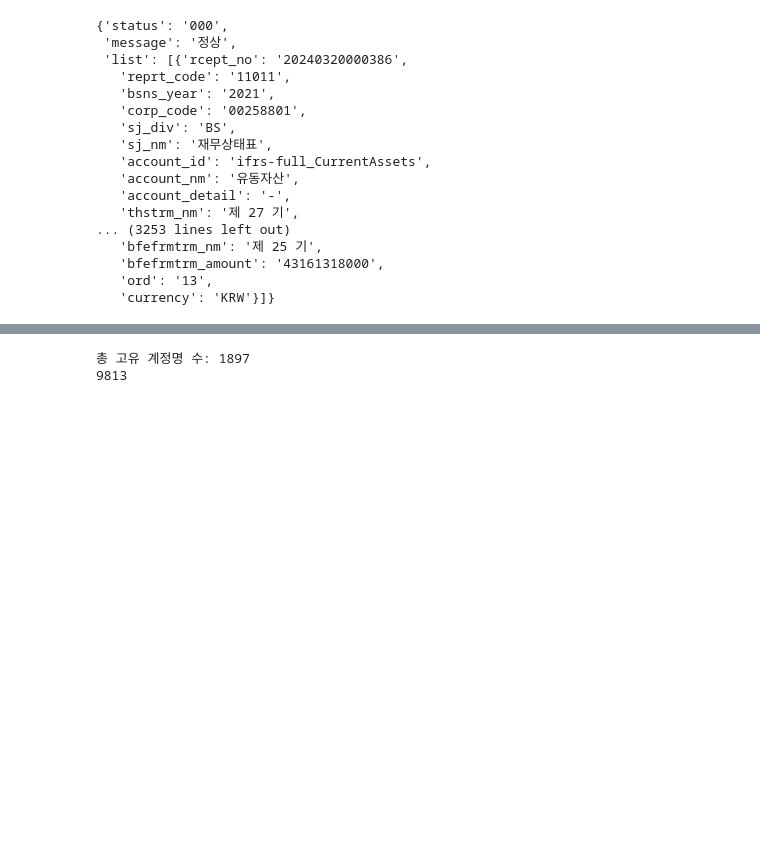
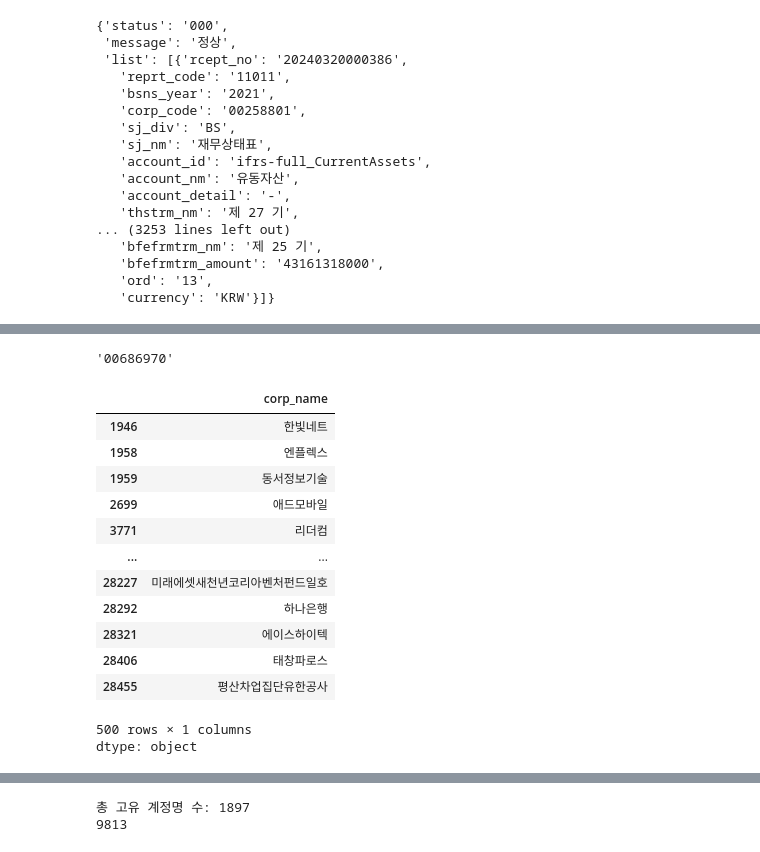
Before and after one commit to Eunhye1109/Practical-Project, a Jupyter notebook: DART_API_활용_컬럼_추출.ipynb, the cells around one changed output, grey strips where cells are left out. Drawn from its saved outputs; the diff is of its cells as text; code cells hidden in the pictures; blank space fills up the shorter version.

```diff
--- a/DART_API_활용_컬럼_추출.ipynb
+++ b/DART_API_활용_컬럼_추출.ipynb
@@ -268,0 +369,22 @@ name = [
+# %%
+corp_code
+# %% [output]
+'00686970'
+# %%
+name = all_listed_corps.head(500)['corp_name']
+name
+# %% [output]
+|  | corp_name |
+| 1946 | 한빛네트 |
+| 1958 | 엔플렉스 |
+| 1959 | 동서정보기술 |
+| 2699 | 애드모바일 |
+| 3771 | 리더컴 |
+| ... | ... |
+| 28227 | 미래에셋새천년코리아벤처펀드일호 |
+| 28292 | 하나은행 |
+| 28321 | 에이스하이텍 |
+| 28406 | 태창파로스 |
+| 28455 | 평산차업집단유한공사 |
+500 rows × 1 columns
+dtype: object
```
Also changed, not shown: parts of 23 cells of this notebook.
